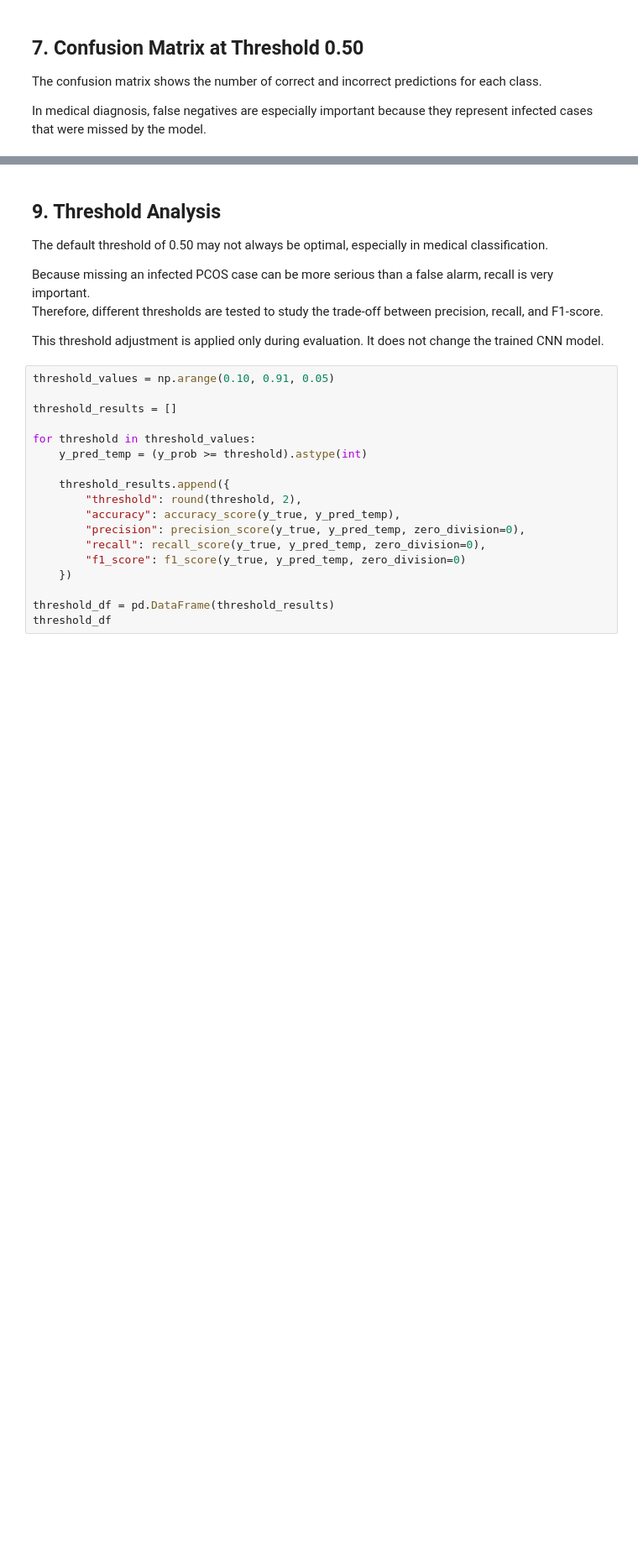
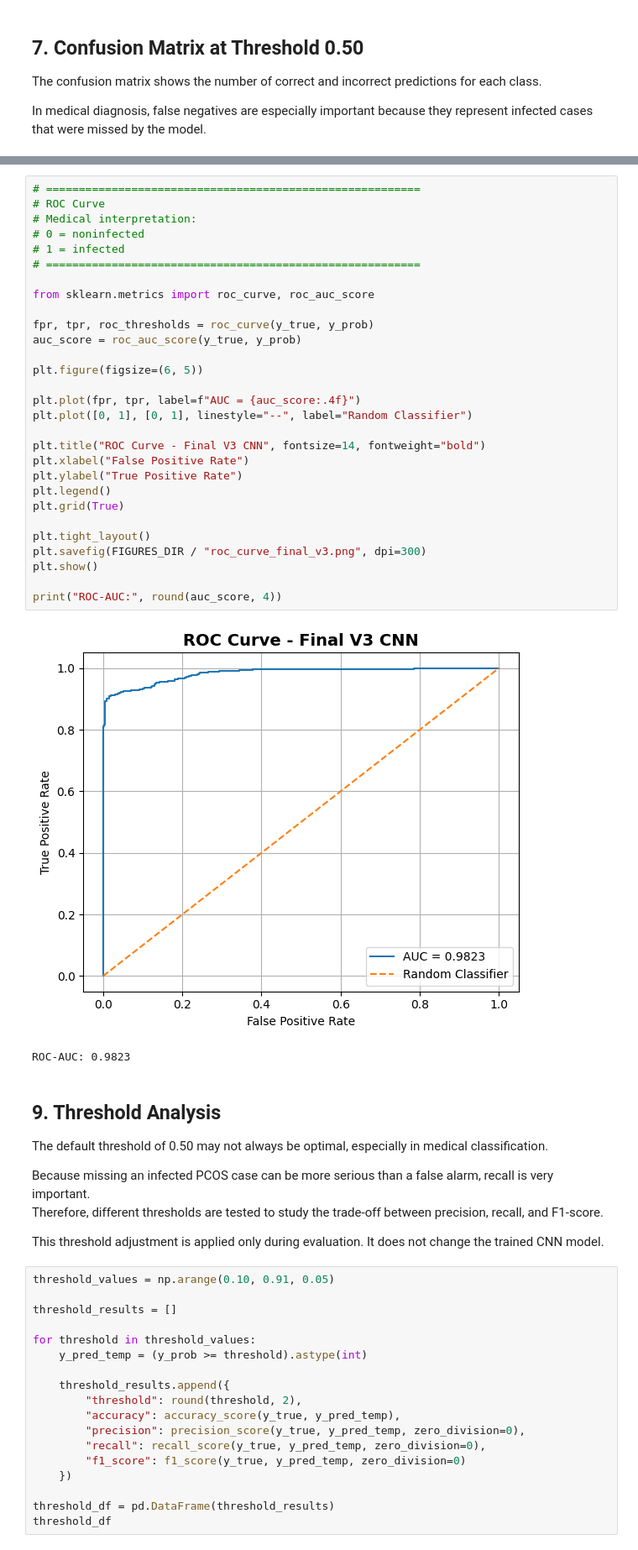
Before and after one commit to Eldonm7md/PCOS_Detection_issue, a Jupyter notebook: PCOS_notebooks/evaluation.ipynb, the cells around one changed output, grey strips where cells are left out. Shown at 84% size. Cells and saved outputs as stored; diff of their text form; blank space fills up the shorter version.

```diff
--- a/PCOS_notebooks/evaluation.ipynb
+++ b/PCOS_notebooks/evaluation.ipynb
@@ -251,3 +325,35 @@ plt.show()
+# %%
+# =========================================================
+# ROC Curve
+# Medical interpretation:
+# 0 = noninfected
+# 1 = infected
+# =========================================================
+
+from sklearn.metrics import roc_curve, roc_auc_score
+
+fpr, tpr, roc_thresholds = roc_curve(y_true, y_prob)
+auc_score = roc_auc_score(y_true, y_prob)
+
+plt.figure(figsize=(6, 5))
+
+plt.plot(fpr, tpr, label=f"AUC = {auc_score:.4f}")
+plt.plot([0, 1], [0, 1], linestyle="--", label="Random Classifier")
+
+plt.title("ROC Curve - Final V3 CNN", fontsize=14, fontweight="bold")
+plt.xlabel("False Positive Rate")
+plt.ylabel("True Positive Rate")
+plt.legend()
+plt.grid(True)
+
+plt.tight_layout()
+plt.savefig(FIGURES_DIR / "roc_curve_final_v3.png", dpi=300)
+plt.show()
+
+print("ROC-AUC:", round(auc_score, 4))
+# %% [output]
+[figure, added]
+ROC-AUC: 0.9823
 # %% [markdown]
 ## 9. Threshold Analysis
 
```
Also changed, not shown: parts of 32 cells of this notebook, 23 other files.
